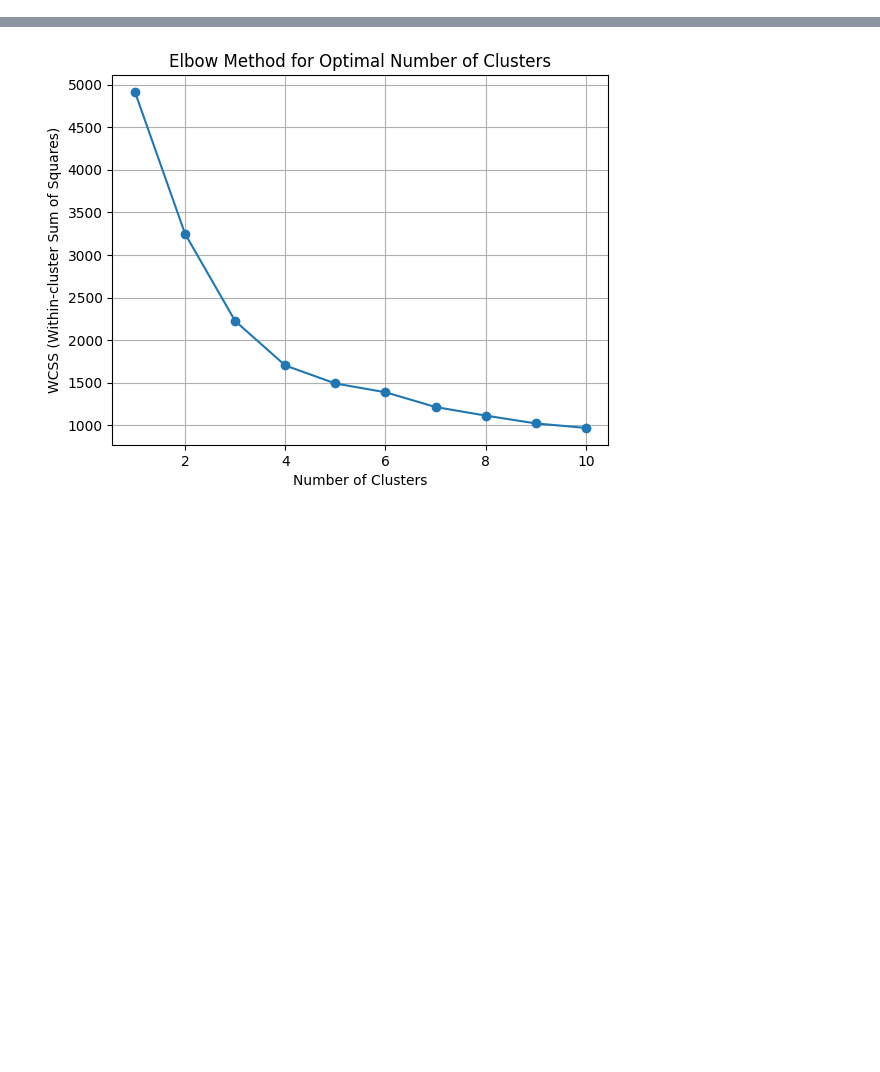
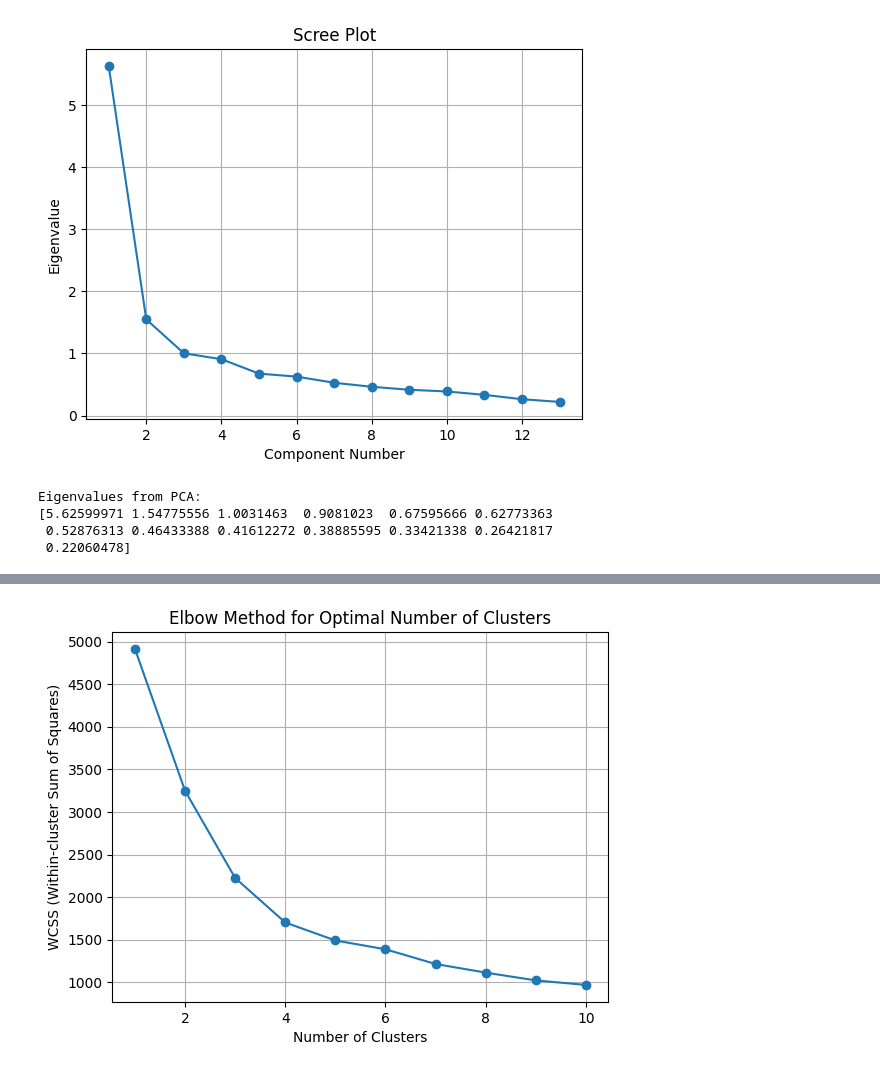
Before and after one commit to fateme-karami/online-retail-predict, a Jupyter notebook: marketing_campaign.ipynb, the cells around one changed output, grey strips where cells are left out. Saved outputs shown, nothing was run; the diff lists cells and outputs as text; code cells hidden in the pictures; blank space fills up the shorter version.

```diff
--- a/marketing_campaign.ipynb
+++ b/marketing_campaign.ipynb
@@ -76,0 +115,57 @@ Factor scores (first 5 rows):
+# %%
+# Encode categorical variables using one-hot encoding
+data_encoded = pd.get_dummies(data, columns=['Education', 'Marital_Status'], drop_first=True)
+
+# The selected columns are chosen based on their relevance to customer behavior and purchasing patterns:
+# - 'Income': Represents the customer's income, indicating purchasing power and likelihood to spend on various products.
+# - 'Recency': Reflects the number of days since the customer's last purchase, a measure of customer engagement and loyalty.
+# - 'MntWines', 'MntFruits', 'MntMeatProducts', 'MntFishProducts', 'MntSweetProducts', 'MntGoldProds':
+#   These columns show the monetary amount spent on different product categories, highlighting individual preferences and shopping habits.
+# - 'NumDealsPurchases': Represents the number of purchases using a discount, capturing the customer's tendency to seek deals.
+# - 'NumWebPurchases', 'NumCatalogPurchases', 'NumStorePurchases': Reflect the number of purchases through various channels (online, catalog, in-store), which reveals channel preferences.
+# - 'NumWebVisitsMonth': Shows the number of website visits in the last month, indicating online engagement and potential interest in future purchases.
+#
+# These columns provide insights into customer purchasing behavior and preferences, making them suitable for factor analysis aimed at identifying underlying behavioral patterns.
+#کاهش ابعاد
+selected_columns = [
+    'Income', 'Recency', 'MntWines', 'MntFruits', 'MntMeatProducts', 'MntFishProducts', 'MntSweetProducts',
+    'MntGoldProds', 'NumDealsPurchases', 'NumWebPurchases', 'NumCatalogPurchases', 'NumStorePurchases',
+    'NumWebVisitsMonth'
+]
+factor_data = data_encoded[selected_columns]
+
+# Standardizing the data helps ensure accurate results in factor analysis by bringing all features onto a similar scale:
+# - Factor analysis is sensitive to variations in feature scales. StandardScaler() transforms the data such that each feature has a mean of 0 and a standard deviation of 1, preventing features with larger scales from dominating the analysis.
+# - By standardizing, we eliminate potential biases due to varying feature magnitudes (e.g., 'Income' may have larger absolute values than 'Recency').
+# - This process enhances interpretability and accuracy by ensuring all features contribute equally to factor formation.
+
+scaler = StandardScaler()
+factor_data_scaled = scaler.fit_transform(factor_data)
+
+# Step 2: Determine the number of factors using PCA
+# We use Principal Component Analysis (PCA) to calculate eigenvalues, which help in deciding the optimal number of factors for factor analysis:
+# - By applying PCA to the standardized data, we calculate eigenvalues for each principal component. These eigenvalues represent the amount of variance each component explains.
+# - The resulting eigenvalues can be plotted on a Scree Plot, where each point corresponds to a principal component, allowing us to visually identify an "elbow point" where the explained variance significantly drops.
+# - This elbow point indicates the optimal number of factors to retain. Additionally, Kaiser’s Criterion (eigenvalues > 1) can help further confirm the number of meaningful factors to keep.
+#
+# Together, these steps ensure that we select an adequate number of factors for accurate and interpretable results in the subsequent factor analysis.
+pca = PCA()
+pca.fit(factor_data_scaled)
+
+# Plotting the Scree Plot
+plt.plot(range(1, len(pca.explained_variance_) + 1), pca.explained_variance_, marker='o', linestyle='-')
+plt.xlabel('Component Number')
+plt.ylabel('Eigenvalue')
+plt.title('Scree Plot')
+plt.grid(True)
+plt.show()
+
+# Displaying eigenvalues for analysis
+print("Eigenvalues from PCA:")
+print(pca.explained_variance_)
+# %% [output]
+[figure, added]
+Eigenvalues from PCA:
+[5.62599971 1.54775556 1.0031463  0.9081023  0.67595666 0.62773363
+ 0.52876313 0.46433388 0.41612272 0.38885595 0.33421338 0.26421817
+ 0.22060478]
```
Also changed, not shown: parts of 11 cells of this notebook.
